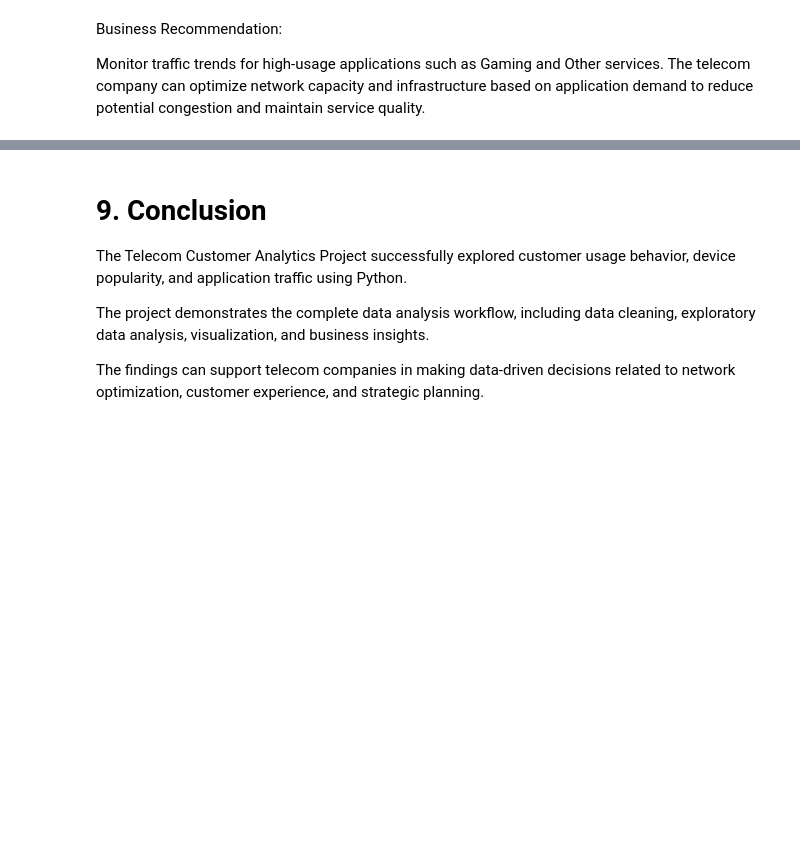
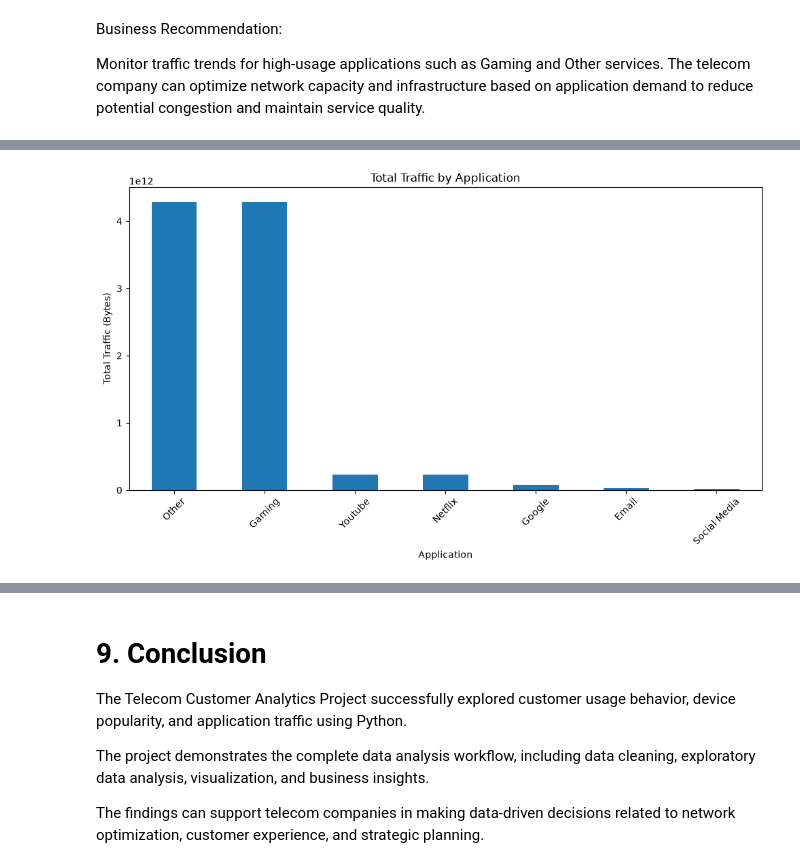
Before and after one commit to ankitamohanty153010-cmyk/Telecom-Customer-Analytics, a Jupyter notebook: TELECOM.ipynb, the cells around one changed output, grey strips where cells are left out. Saved outputs shown, nothing was run; the diff lists cells and outputs as text; code cells hidden in the pictures; blank space fills up the shorter version.

```diff
--- a/TELECOM.ipynb
+++ b/TELECOM.ipynb
@@ -578,0 +678,8 @@ These findings can help the telecom company improve network planning, bandwidth
+# %%
+# Total traffic by application
+application_totals = application_user_traffic.drop(
+    columns=['MSISDN/Number']
+).sum().sort_values(ascending=False)
+
+print("Total Traffic by Application:")
+print(application_totals)
@@ -578,0 +696,16 @@ These findings can help the telecom company improve network planning, bandwidth
+# %%
+# Visualize total traffic by application
+
+plt.figure(figsize=(10, 6))
+
+application_totals.plot(kind='bar')
+
+plt.title("Total Traffic by Application")
+plt.xlabel("Application")
+plt.ylabel("Total Traffic (Bytes)")
+plt.xticks(rotation=45)
+plt.tight_layout()
+
+plt.show()
+# %% [output]
+[figure, added]
```
Also changed, not shown: parts of 71 cells of this notebook, 6 other files.
